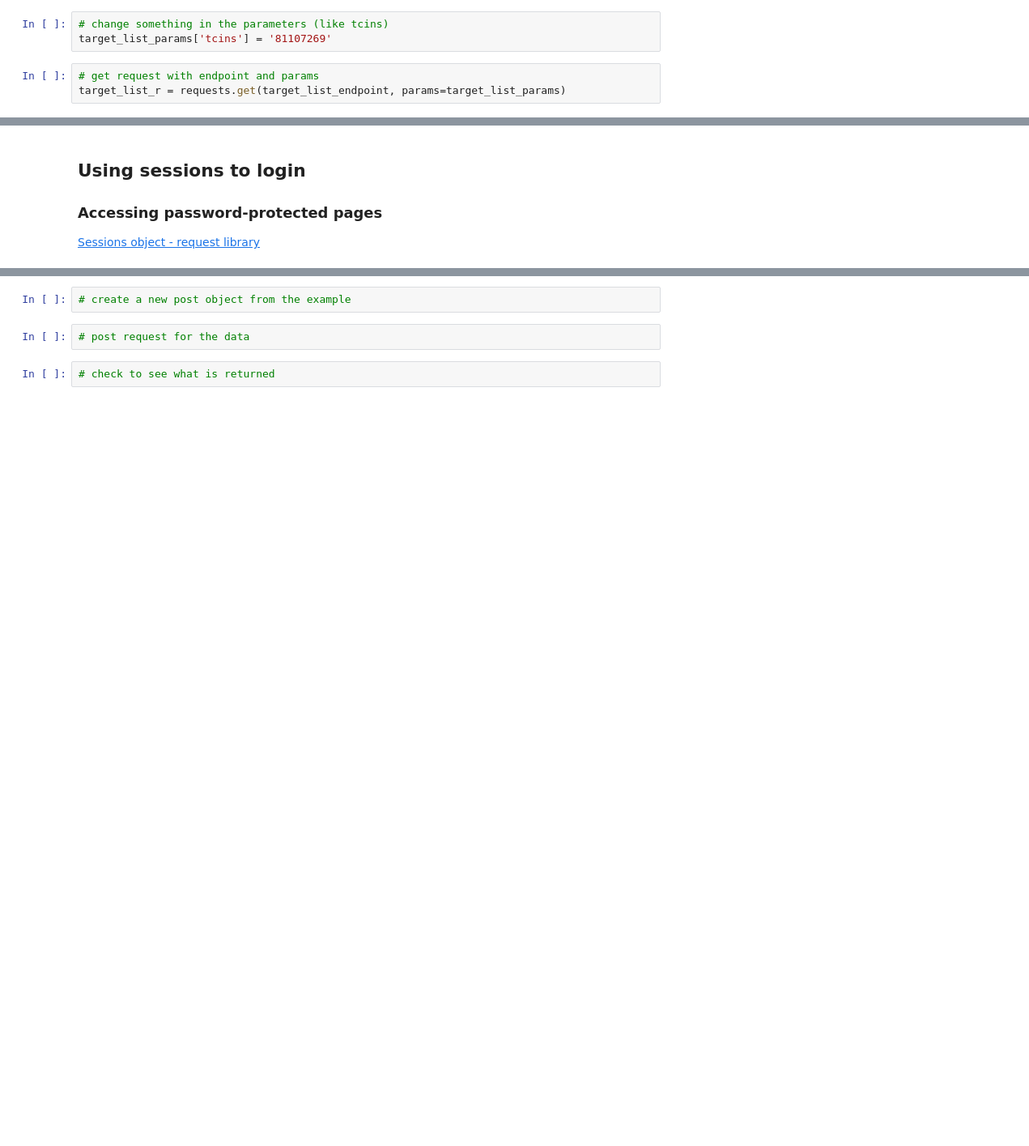
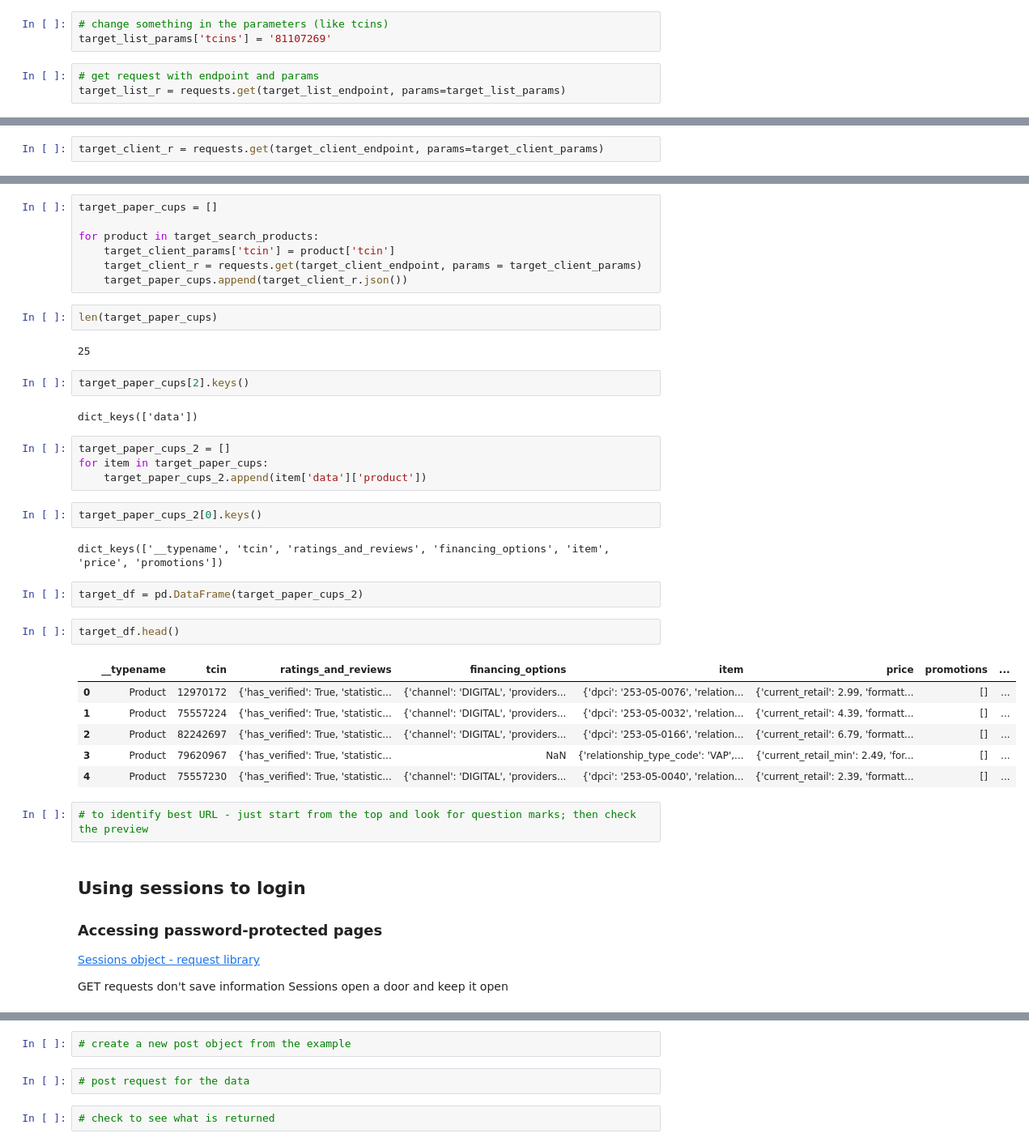
Before and after one commit to swatiyengar/lede-2021-data-module, a Jupyter notebook: submissions/03-classwork-api-parser-Iyengar-notes.ipynb, the cells around one changed output, grey strips where cells are left out. Shown at 81% size. Saved outputs shown, nothing was run; the diff lists cells and outputs as text; blank space fills up the shorter version.

```diff
--- a/submissions/03-classwork-api-parser-Iyengar-notes.ipynb
+++ b/submissions/03-classwork-api-parser-Iyengar-notes.ipynb
@@ -429,0 +513,2 @@ target_list_r.json()['data']['product_summaries'][0]
+# %%
+target_client_r = requests.get(target_client_endpoint, params=target_client_params)
@@ -430,6 +535,45 @@ target_list_r.json()['data']['product_summaries'][0]
+# %%
+target_paper_cups = []
+
+for product in target_search_products:
+    target_client_params['tcin'] = product['tcin']
+    target_client_r = requests.get(target_client_endpoint, params = target_client_params)
+    target_paper_cups.append(target_client_r.json())
+# %%
+len(target_paper_cups)
+# %% [output]
+25
+# %%
+target_paper_cups[2].keys()
+# %% [output]
+dict_keys(['data'])
+# %%
+target_paper_cups_2 = []
+for item in target_paper_cups:
+    target_paper_cups_2.append(item['data']['product'])
+# %%
+target_paper_cups_2[0].keys()
+# %% [output]
+dict_keys(['__typename', 'tcin', 'ratings_and_reviews', 'financing_options', 'item', 'price', 'promotions'])
+# %%
+target_df = pd.DataFrame(target_paper_cups_2)
+# %%
+target_df.head()
+# %% [output]
+|  | __typename | tcin | ratings_and_reviews | financing_options | item | price | promotions | ... |
+| 0 | Product | 12970172 | {'has_verified': True, 'statistic... | {'channel': 'DIGITAL', 'providers... | {'dpci': '253-05-0076', 'relation... | {'current_retail': 2.99, 'formatt... | [] | ... |
+| 1 | Product | 75557224 | {'has_verified': True, 'statistic... | {'channel': 'DIGITAL', 'providers... | {'dpci': '253-05-0032', 'relation... | {'current_retail': 4.39, 'formatt... | [] | ... |
+| 2 | Product | 82242697 | {'has_verified': True, 'statistic... | {'channel': 'DIGITAL', 'providers... | {'dpci': '253-05-0166', 'relation... | {'current_retail': 6.79, 'formatt... | [] | ... |
+| 3 | Product | 79620967 | {'has_verified': True, 'statistic... | NaN | {'relationship_type_code': 'VAP',... | {'current_retail_min': 2.49, 'for... | [] | ... |
+| 4 | Product | 75557230 | {'has_verified': True, 'statistic... | {'channel': 'DIGITAL', 'providers... | {'dpci': '253-05-0040', 'relation... | {'current_retail': 2.39, 'formatt... | [] | ... |
+# %%
+# to identify best URL - just start from the top and look for question marks; then check the preview
 # %% [markdown]
 ## Using sessions to login
 ### Accessing password-protected pages
 [Sessions object - request library](https://docs.python-requests.org/en/master/user/advanced/#session-objects)
+
+GET requests don't save information
+Sessions open a door and keep it open
 # %%
 # open up a session so that your login credentials are saved
```
Also changed, not shown: parts of 32 cells of this notebook, 2 other files.
